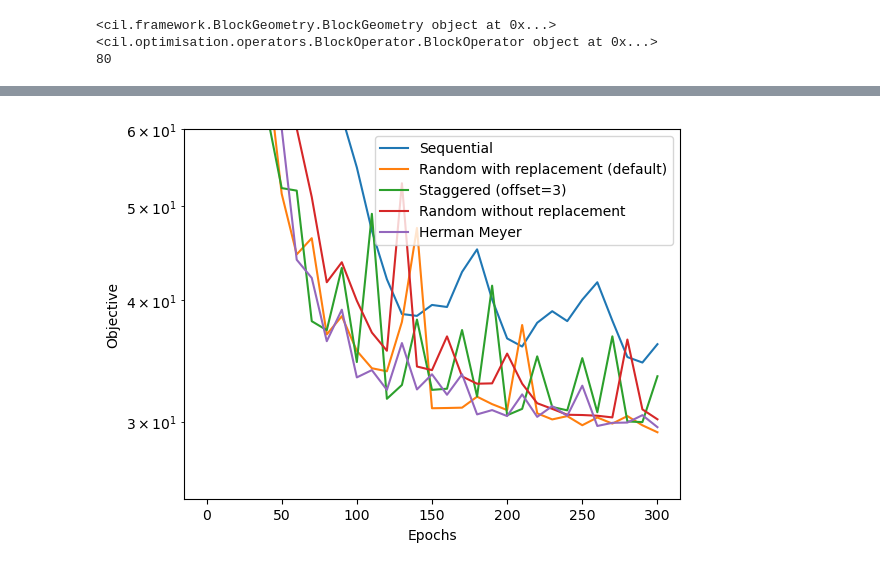
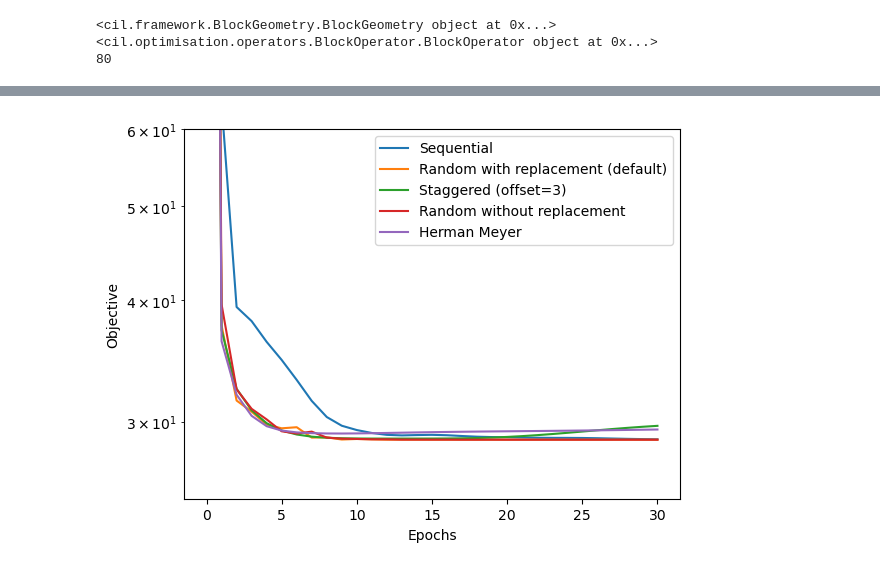
Before and after one commit to MargaretDuff/cil_test_notebooks, a Jupyter notebook: stochastic_sampling/testing_sampling_SPDHG.ipynb, the cells around one changed output, grey strips where cells are left out. Drawn from its saved outputs; the diff is of its cells as text; code cells hidden in the pictures.

```diff
--- a/stochastic_sampling/testing_sampling_SPDHG.ipynb
+++ b/stochastic_sampling/testing_sampling_SPDHG.ipynb
@@ -130,11 +155,11 @@ spdhg_recon = spdhg_sequential.solution
 Stop criterion has been reached.
 # %%
 # Setup and run SPDHG for 50 iterations
-spdhg_pert = SPDHG(f = F, g = G, operator = K,  max_iteration = 300,
-            update_objective_interval = 10, sampler=Sampler.randomWithReplacement(n_subsets))
-spdhg_pert.run()
+spdhg_random = SPDHG(f = F, g = G, operator = K,  max_iteration = 30*num_subsets,
+            update_objective_interval = num_subsets , sampler=Sampler.randomWithoutReplacement(num_subsets))
+spdhg_random.run()
 
-spdhg_recon = spdhg_pert.solution
+spdhg_recon = spdhg_random.solution
 # %% [output]
      Iter   Max Iter     Time/Iter            Objective
                                [s]
@@ -155,11 +180,10 @@ spdhg_recon = spdhg_pert.solution
 Stop criterion has been reached.
 # %%
-# Setup and run SPDHG for 50 iterations
-spdhg_random = SPDHG(f = F, g = G, operator = K,  max_iteration = 300,
-            update_objective_interval = 10 , sampler=Sampler.randomWithoutReplacement(n_subsets))
-spdhg_random.run()
+spdhg_hermanmeyer = SPDHG(f = F, g = G, operator = K,  max_iteration = 30*num_subsets,
+            update_objective_interval = num_subsets, sampler=Sampler.hermanMeyer(num_subsets))
+spdhg_hermanmeyer.run()
 
-spdhg_recon = spdhg_random.solution
+spdhg_recon = spdhg_hermanmeyer.solution
 # %% [output]
      Iter   Max Iter     Time/Iter            Objective
                                [s]
@@ -180,10 +204,10 @@ spdhg_recon = spdhg_random.solution
 Stop criterion has been reached.
 # %%
-spdhg_hermanmeyer = SPDHG(f = F, g = G, operator = K,  max_iteration = 300,
-            update_objective_interval = 10, sampler=Sampler.hermanMeyer(n_subsets))
-spdhg_hermanmeyer.run()
+spdhg_staggered = SPDHG(f = F, g = G, operator = K,  max_iteration = 30*num_subsets,
+            update_objective_interval = num_subsets, sampler=Sampler.staggered(num_subsets, 3))
+spdhg_staggered.run()
 
-spdhg_recon = spdhg_hermanmeyer.solution
+spdhg_recon = spdhg_staggered.solution
 # %% [output]
      Iter   Max Iter     Time/Iter            Objective
                                [s]
@@ -204,7 +228 @@ spdhg_recon = spdhg_hermanmeyer.solution
 Stop criterion has been reached.
-# %%
-spdhg_staggered = SPDHG(f = F, g = G, operator = K,  max_iteration = 300,
-            update_objective_interval = 10, sampler=Sampler.staggered(n_subsets, 3))
-spdhg_staggered.run()
-
-spdhg_recon = spdhg_staggered.solution
@@ -229,15 +229,15 @@ Stop criterion has been reached.
 # %%
-iter_range=range(0,301,10)
+iter_range=range(0,30+1)
 plt.figure()
 plt.semilogy(iter_range, spdhg_sequential.objective, label='Sequential')
 plt.semilogy(iter_range, spdhg_random.objective, label='Random with replacement (default)')
 plt.semilogy(iter_range, spdhg_staggered.objective, label='Staggered (offset=3)')
 plt.semilogy(iter_range, spdhg_pert.objective, label='Random without replacement')
 plt.semilogy(iter_range, spdhg_hermanmeyer.objective, label='Herman Meyer')
 plt.xlabel('Epochs')
 plt.ylabel('Objective')
 plt.ylim(25,60)
 plt.legend()
 plt.show()
 # %% [output]
-[figure, old version]
+[figure, new version]
```
Also changed, not shown: parts of 7 cells of this notebook, 2 other files.
